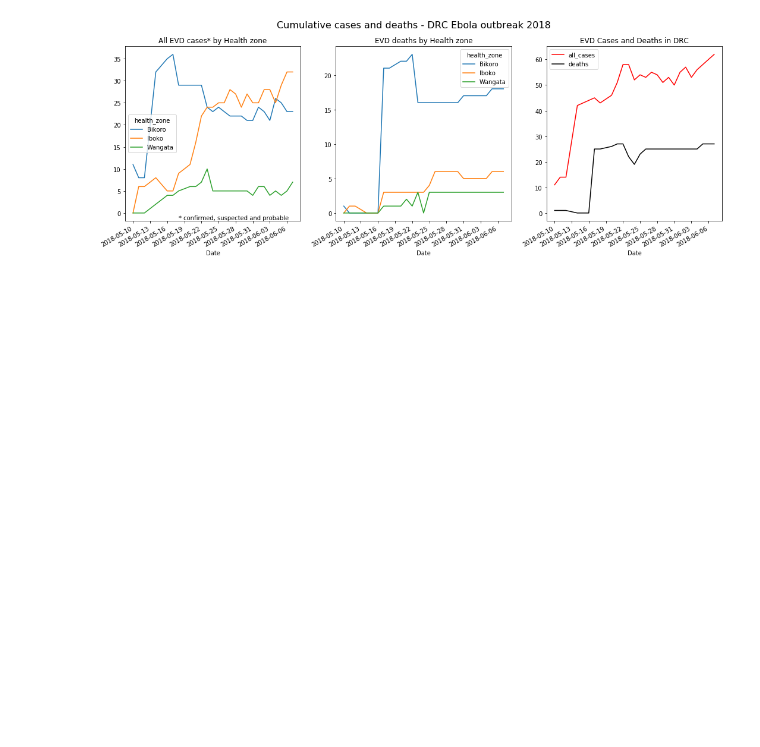
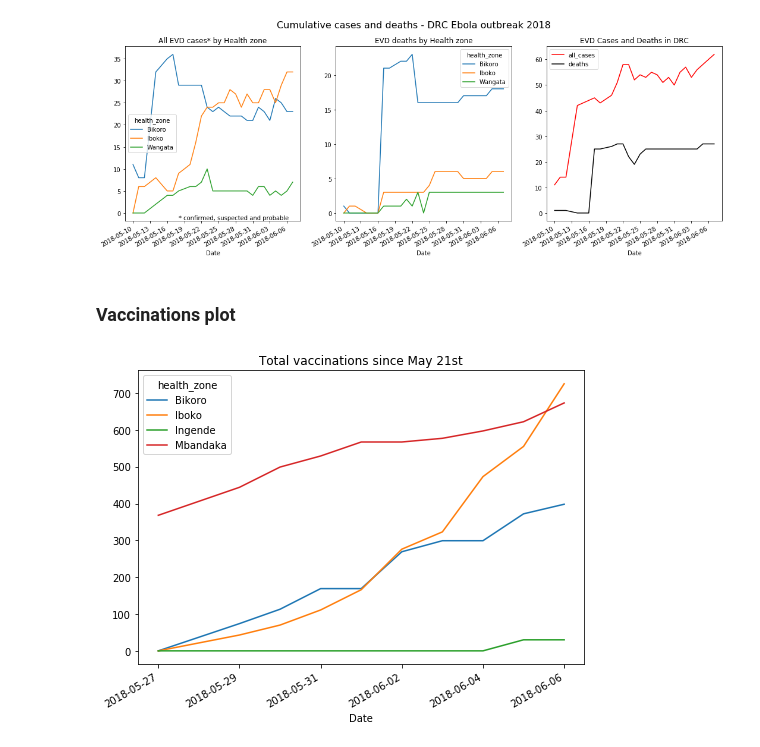
Before and after one commit to NSSAC/DRC_Ebola_2018, a Jupyter notebook: notebooks/DRC_EVD_mapping.ipynb, the cells around one changed output. Saved outputs shown, nothing was run; the diff lists cells and outputs as text; code cells hidden in the pictures; blank space fills up the shorter version.

Commit message:
added vax data and plot'

```diff
--- a/notebooks/DRC_EVD_mapping.ipynb
+++ b/notebooks/DRC_EVD_mapping.ipynb
@@ -85,3 +85,16 @@ plt.savefig('../plots/DRC_EVD_epicurves.jpg',dpi=100, bbox_inches='tight')
 [figure]
 # %%
 [os.remove('../plots/'+x) for x in os.listdir('../plots') if '.png' in x];
+# %% [markdown]
+### Vaccinations plot
+# %%
+vax_df = pd.read_csv('../data/vax/vax_data.csv')
+vax_df['Date'] = vax_df.event_date.apply(lambda x: datetime.strptime(str(x),'%Y%m%d'))
+# %%
+f = plt.figure(figsize=(8,6))
+ax = plt.gca()
+vax_df.pivot(index='Date',columns='health_zone',values='total_vaccinated').fillna(0).plot(ax=ax)
+plt.title('Total vaccinations since May 21st')
+plt.savefig('../plots/DRC_EVD_vax.jpg',dpi=100,bbox_inches='tight')
+# %% [output]
+[figure, added]
```
Also changed, not shown: 2 other files.
